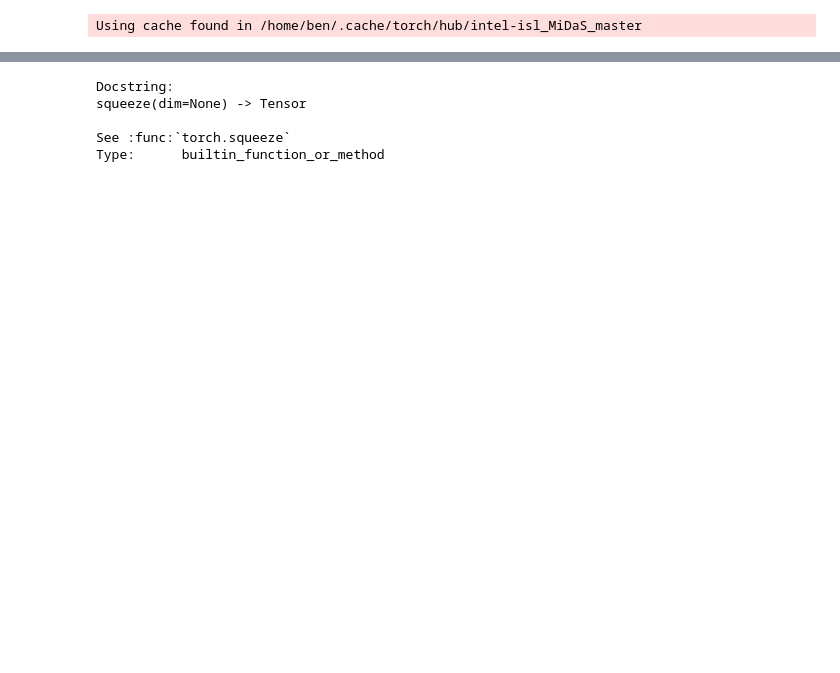
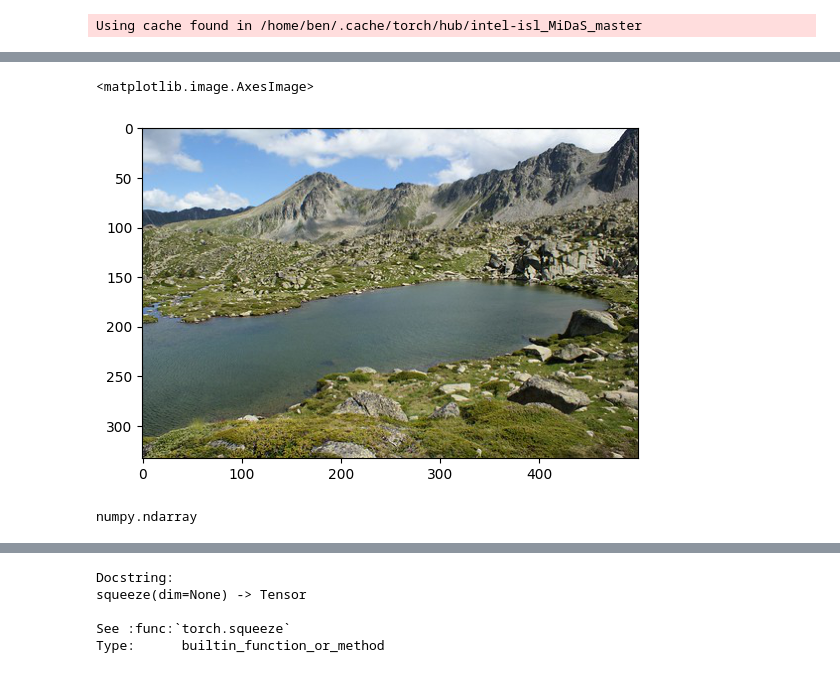
Before and after one commit to bthek1/DeepLearning, a Jupyter notebook: nbs/070_depth_estimator.ipynb, the cells around one changed output, grey strips where cells are left out. Saved outputs shown, nothing was run; the diff lists cells and outputs as text; code cells hidden in the pictures; blank space fills up the shorter version.

```diff
--- a/nbs/070_depth_estimator.ipynb
+++ b/nbs/070_depth_estimator.ipynb
@@ -85,3 +66,12 @@ img.shape
+# %%
+plt.imshow(img)
+# %% [output]
+<matplotlib.image.AxesImage>
+[figure, added]
+# %%
+type(img)
+# %% [output]
+numpy.ndarray
 # %%
 input_batch = transform(img).to(device)
 input_batch.shape
```
Also changed, not shown: parts of 16 cells of this notebook, 5 other files.
